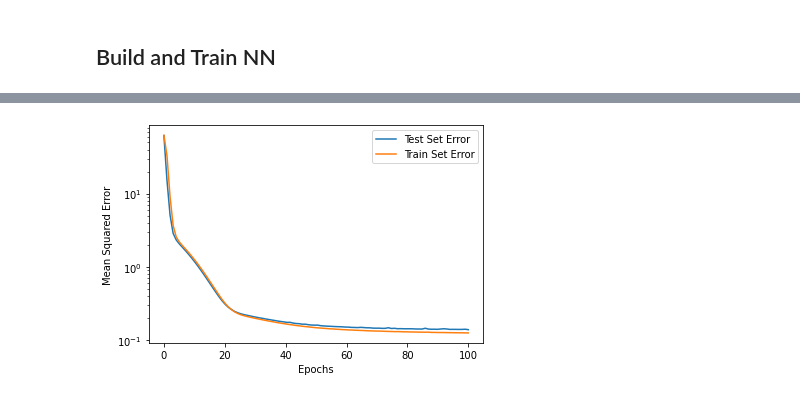
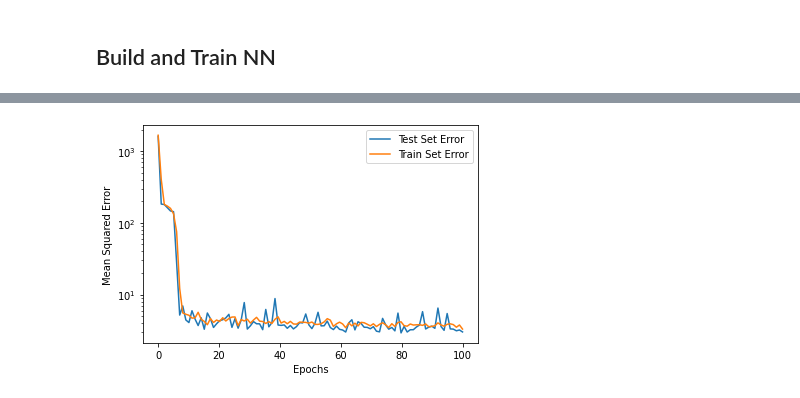
Before and after one commit to aaron-philip/NanoporeSequencingFiltering, a Jupyter notebook: notebooks/trainNN_frequencies.ipynb, the cells around one changed output, grey strips where cells are left out. Cells and saved outputs as stored; diff of their text form; code cells hidden in the pictures.

```diff
--- a/notebooks/trainNN_frequencies.ipynb
+++ b/notebooks/trainNN_frequencies.ipynb
@@ -233,10 +246,10 @@ if __name__=='__main__':
     print(f"Using {device} device")
 
     # 100 long input vector --> 2 long output vector
-    lowModel = lowNN(100, 2).to(device)
+    lowModel = lowNN().to(device)
 
     # Optimizer and Loss Function
-    learning_rate=5e-3
+    learning_rate=1e-3
     optimizer = optim.Adam(lowModel.parameters(), lr=learning_rate)
     mse_loss = nn.MSELoss()
 
@@ -270,7 +287,7 @@ ValueError: operands could not be broadcast together with shapes (49,) (49,100)
 # %%
 # Build and train HighPass model
 if __name__=='__main__':
-    PATH_TO_H5 = '/Users/aaronphilip/ScienceFair/projects/NanoporeSequencingFiltering/database/NanoporeFiltered.h5'
+    PATH_TO_H5 = '/Users/aaronphilip/ScienceFair/projects/NanoporeSequencingFiltering/database/RefinedNanoporeFiltering.h5'
     ftype = 'HighPass'
     test_loader, train_loader = loaderSplit(PATH_TO_H5, ftype)
 
@@ -284,10 +301,10 @@ if __name__=='__main__':
     print(f"Using {device} device")
 
     # 100 long input vector --> 2 long output vector
-    highModel = highNN(100, 2).to(device)
+    highModel = highNN().to(device)
 
     # Optimizer and Loss Function
-    learning_rate = 0.001
+    learning_rate = 1e-3
     optimizer = optim.Adam(highModel.parameters(), lr=learning_rate)
     mse_loss = nn.MSELoss()
 
@@ -318,7 +347,7 @@ Train Epoch: 50 [7040/7200 (98%)]       Loss: 0.030379
 # %%
 # Build and train BandPass model
 if __name__=='__main__':
-    PATH_TO_H5 = '/Users/aaronphilip/ScienceFair/projects/NanoporeSequencingFiltering/database/NanoporeFiltered.h5'
+    PATH_TO_H5 = '/Users/aaronphilip/ScienceFair/projects/NanoporeSequencingFiltering/database/RefinedNanoporeFiltering.h5'
     ftype = 'BandPass'
     test_loader, train_loader = loaderSplit(PATH_TO_H5, ftype)
 
@@ -332,10 +361,10 @@ if __name__=='__main__':
     print(f"Using {device} device")
 
     # 100 long input vector --> 2 long output vector
-    bandModel = bandNN(100, 4).to(device)
+    bandModel = bandNN().to(device)
 
     # Optimizer and Loss Function
-    learning_rate = 1e-5
+    learning_rate = 1e-3
     optimizer = optim.Adam(bandModel.parameters(), lr=learning_rate)
     mse_loss = nn.MSELoss()
 
@@ -363,4 +399,4 @@ Train Epoch: 100 [7040/7200 (98%)]      Loss: 0.100546
-[figure, old version]
+[figure, new version]
 # %%
 # Build and train BandPass model
 if __name__=='__main__':
```
Also changed, not shown: parts of 6 cells of this notebook, 12 other files.
